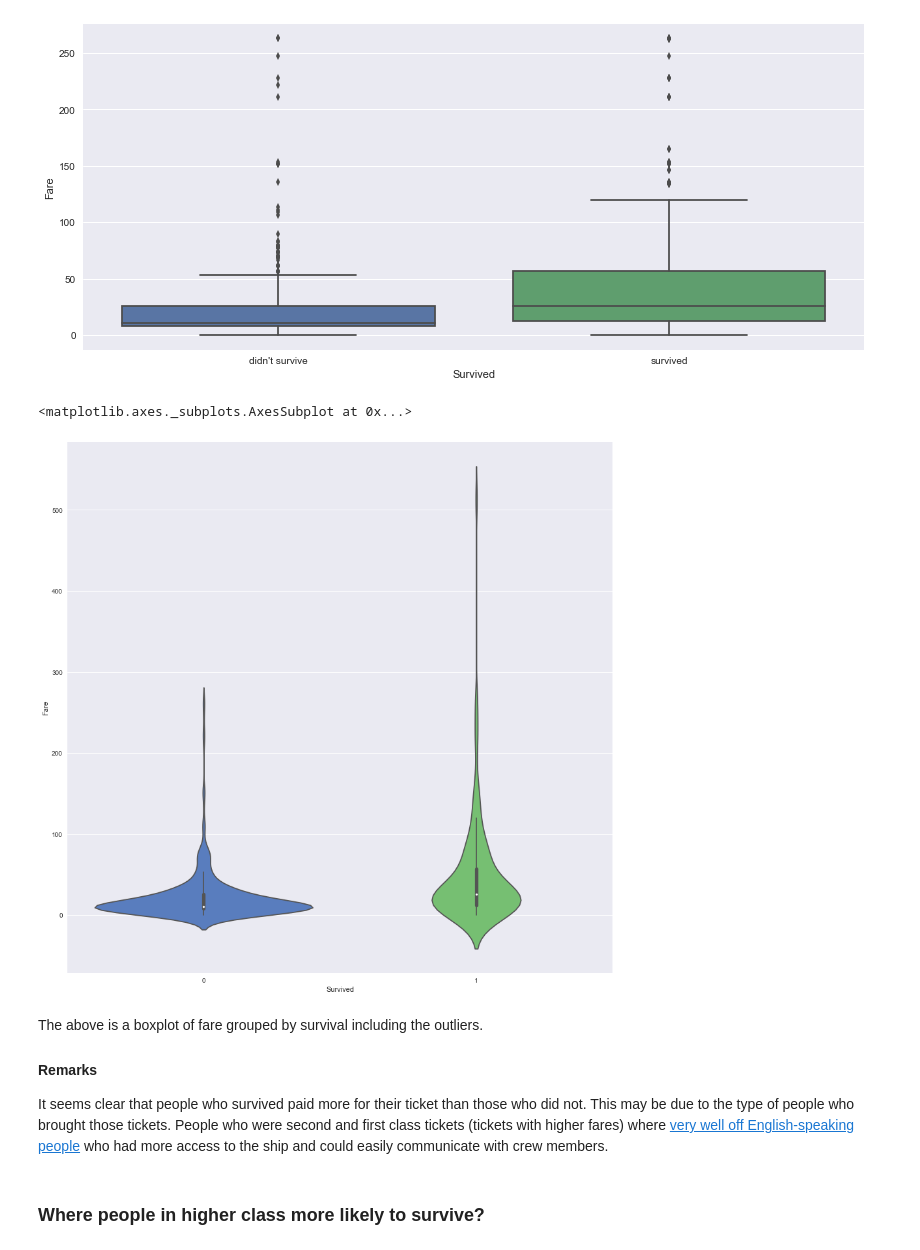
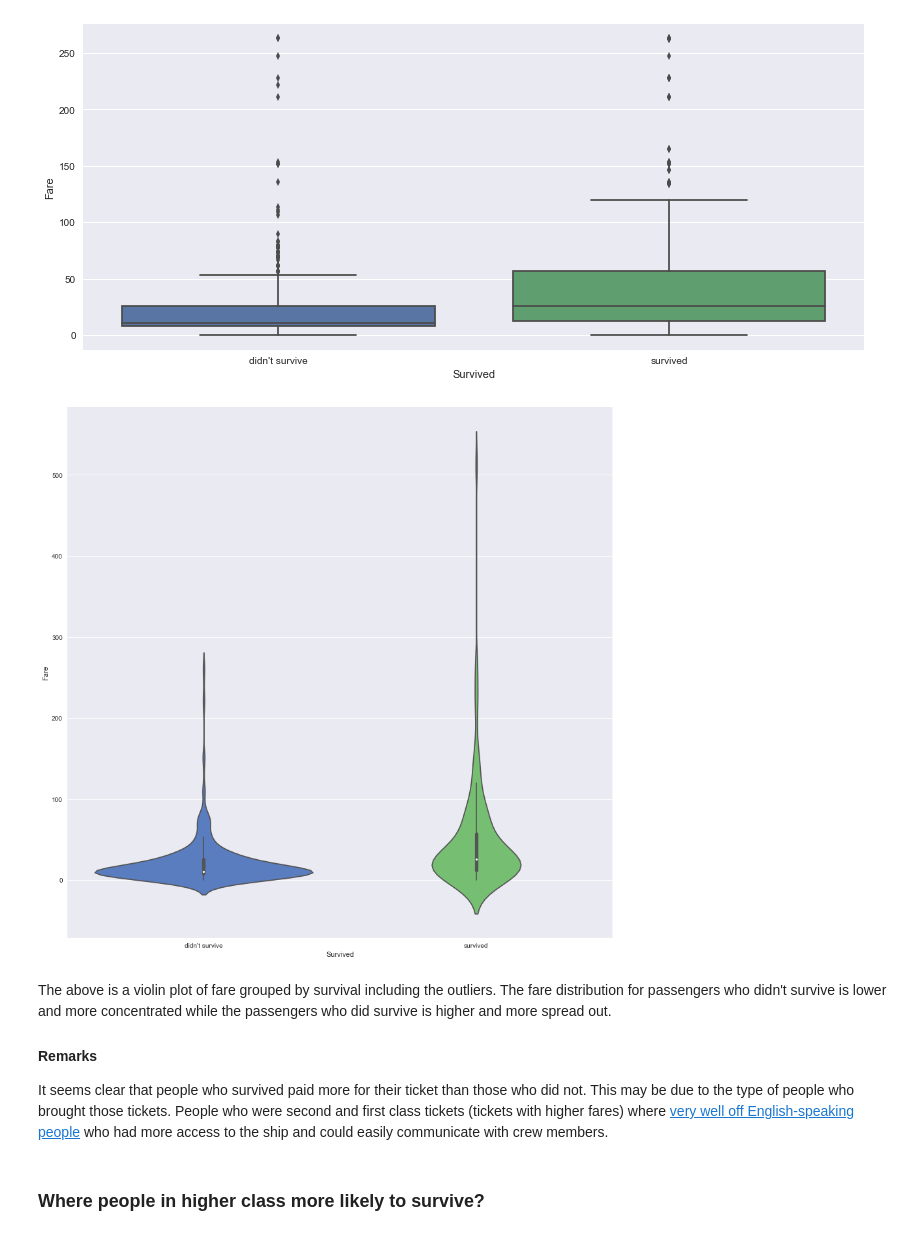
Before and after one commit to dataxerik/Udacity_Data_Analyst, a Jupyter notebook: Intro To Data Analytic/Intro To Data Analysis Project - Titanic Dataset.ipynb, the cells around one changed output. Cells and saved outputs as stored; diff of their text form; code cells hidden in the pictures.

```diff
--- a/Intro To Data Analytic/Intro To Data Analysis Project - Titanic Dataset.ipynb
+++ b/Intro To Data Analytic/Intro To Data Analysis Project - Titanic Dataset.ipynb
@@ -404,13 +411,14 @@ plt.show()
 [figure]
 # %%
 fig, ax = plt.subplots(figsize=(15,15))
-seaborn.violinplot(ax=ax, y='Fare', x='Survived', data=titanic_raw_df, palette='muted')
-#ax.set_figsize(15,15)
+seaborn.violinplot(ax=ax, y='Fare', x='Survived',
+                   data=titanic_raw_df, palette='muted')
+plt.xticks(plt.xticks()[0], ["didn't survive", "survived"])
+plt.show()
 # %% [output]
-<matplotlib.axes._subplots.AxesSubplot at 0x...>
-[figure, old version]
+[figure, new version]
 # %% [markdown]
-The above is a boxplot of fare grouped by survival including the outliers.
+The above is a violin plot of fare grouped by survival including the outliers. The fare distribution for passengers who didn't survive is lower and more concentrated while the passengers who did survive is higher and more spread out.
 
 #### Remarks
 
```
Also changed, not shown: parts of 8 cells of this notebook.
